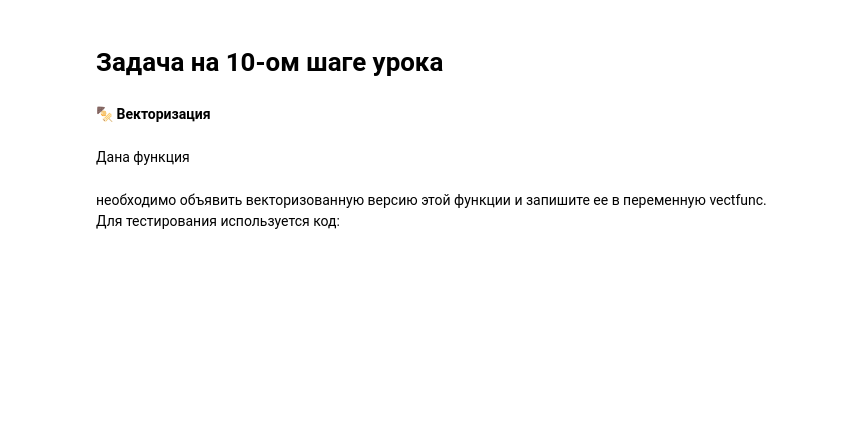
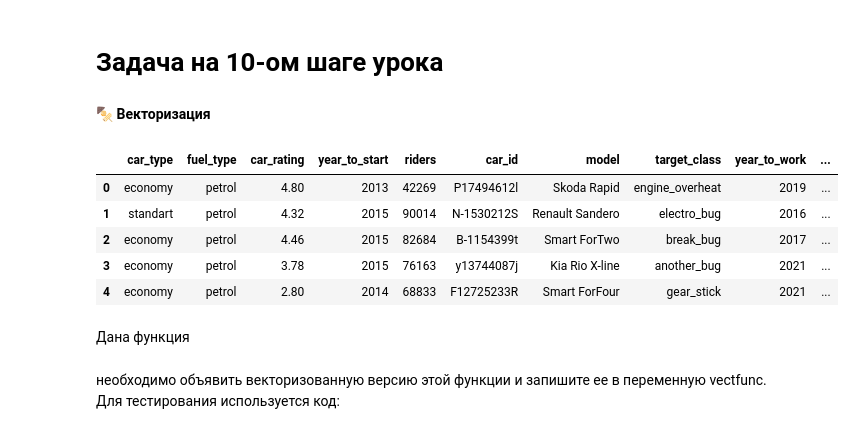
Before and after one commit to Pong2605/ml-competitions-course, a Jupyter notebook: notebooks/7_1_Tasks.ipynb, the cells around one changed output. Drawn from its saved outputs; the diff is of its cells as text; code cells hidden in the pictures; blank space fills up the shorter version.

```diff
--- a/notebooks/7_1_Tasks.ipynb
+++ b/notebooks/7_1_Tasks.ipynb
@@ -193,6 +230,19 @@ def get_where(df_cars):
 # Задача на 10-ом шаге урока
 # %% [markdown]
 **🍢 Векторизация**
+# %%
+import pandas as pd
+
+path = '../data/car_info_3.csv'
+df_cars = pd.read_csv(path)
+df_cars.head()
+# %% [output]
+|  | car_type | fuel_type | car_rating | year_to_start | riders | car_id | model | target_class | year_to_work | ... |
+| 0 | economy | petrol | 4.80 | 2013 | 42269 | P17494612l | Skoda Rapid | engine_overheat | 2019 | ... |
+| 1 | standart | petrol | 4.32 | 2015 | 90014 | N-1530212S | Renault Sandero | electro_bug | 2016 | ... |
+| 2 | economy | petrol | 4.46 | 2015 | 82684 | B-1154399t | Smart ForTwo | break_bug | 2017 | ... |
+| 3 | economy | petrol | 3.78 | 2015 | 76163 | y13744087j | Kia Rio X-line | another_bug | 2021 | ... |
+| 4 | economy | petrol | 2.80 | 2014 | 68833 | F12725233R | Smart ForFour | gear_stick | 2021 | ... |
 # %% [markdown]
 Дана функция
 # %%
```
Also changed, not shown: parts of 15 cells of this notebook, 2 other files.
